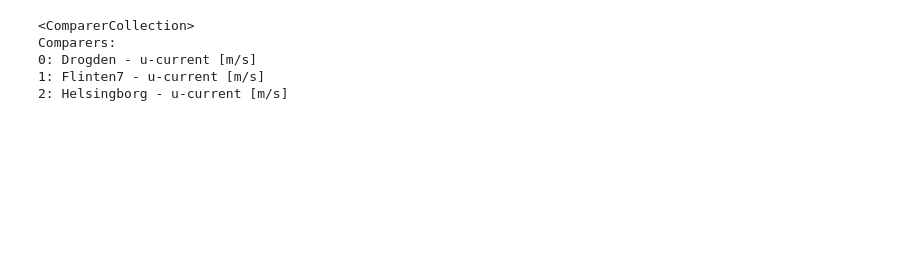
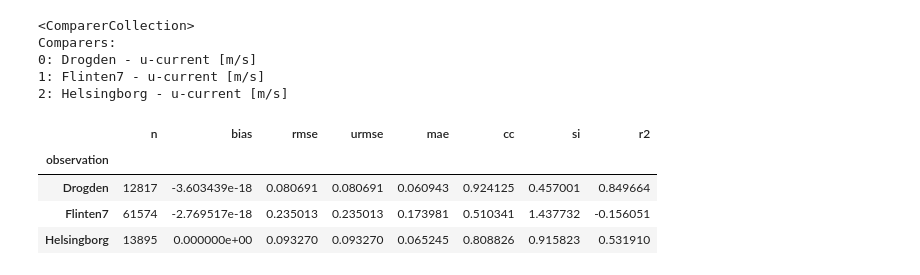
Before and after one commit to DHI/WaterBench-MIKE21HD-Oresund, a Jupyter notebook: code/model_validation_currents.ipynb, the cells around one changed output. Cells and saved outputs as stored; diff of their text form; code cells hidden in the pictures; blank space fills up the shorter version.

```diff
--- a/code/model_validation_currents.ipynb
+++ b/code/model_validation_currents.ipynb
@@ -45,3 +39,11 @@ Comparers:
 0: Drogden - u-current [m/s]
 1: Flinten7 - u-current [m/s]
 2: Helsingborg - u-current [m/s]
+# %%
+cc_u.skill()
+# %% [output]
+|  | n | bias | rmse | urmse | mae | cc | si | r2 |
+| observation |  |  |  |  |  |  |  |  |
+| Drogden | 12817 | -3.603439e-18 | 0.080691 | 0.080691 | 0.060943 | 0.924125 | 0.457001 | 0.849664 |
+| Flinten7 | 61574 | -2.769517e-18 | 0.235013 | 0.235013 | 0.173981 | 0.510341 | 1.437732 | -0.156051 |
+| Helsingborg | 13895 | 0.000000e+00 | 0.093270 | 0.093270 | 0.065245 | 0.808826 | 0.915823 | 0.531910 |
```
Also changed, not shown: parts of 5 cells of this notebook, 6 other files.
